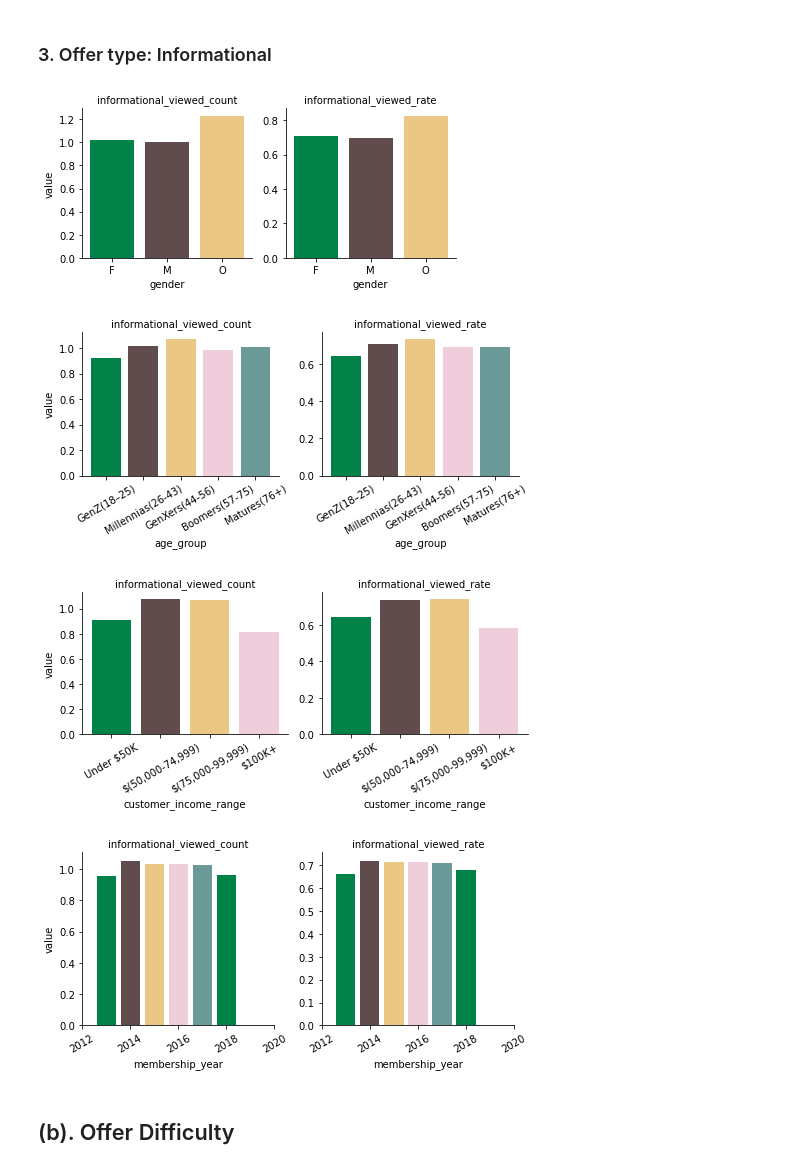
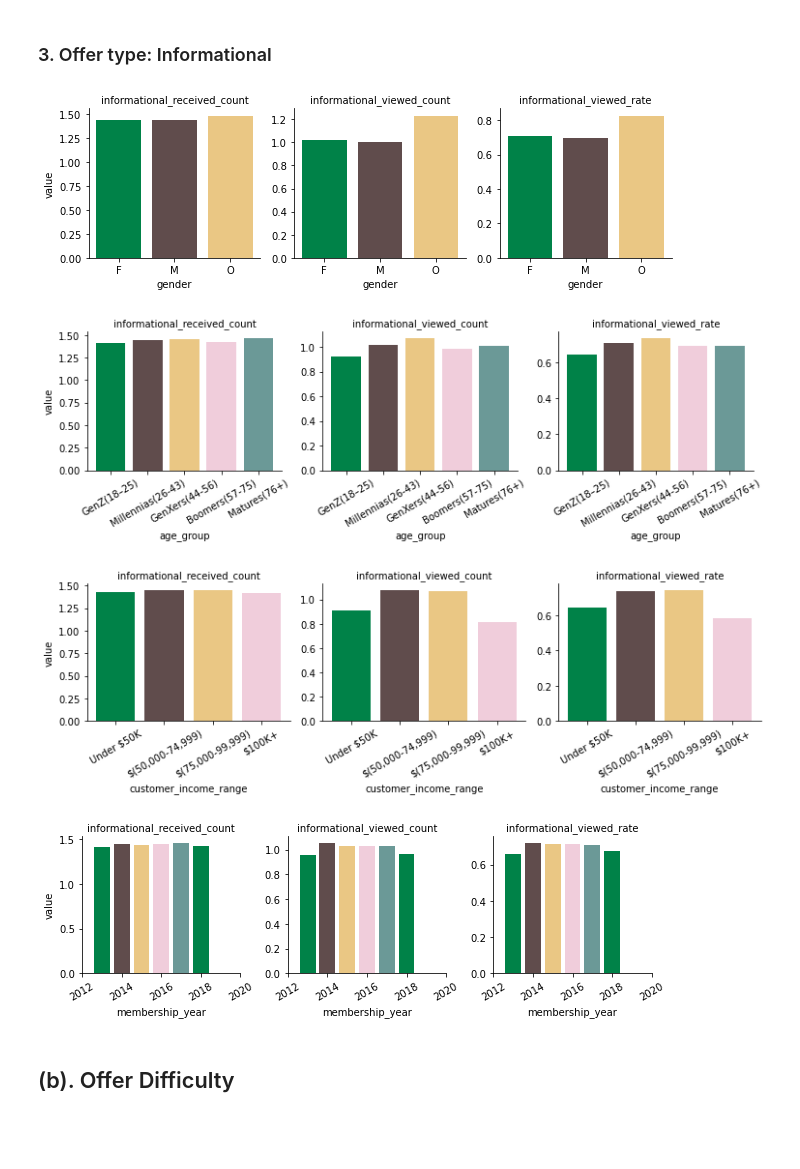
Before and after one commit to Arjunar92/Starbucks_Customer_Segmentation_Project, a Jupyter notebook: Starbucks_Capstone_Data_Exploration.ipynb, the cells around one changed output. Drawn from its saved outputs; the diff is of its cells as text; code cells hidden in the pictures; blank space fills up the shorter version.

```diff
--- a/Starbucks_Capstone_Data_Exploration.ipynb
+++ b/Starbucks_Capstone_Data_Exploration.ipynb
@@ -216,5 +216,5 @@ profile.describe()
 
 plt.figure(figsize=[6,1])
 sns.boxplot(data=profile, x='age')
-sns.set_palette(sns.color_palette(starbucks,1))
+sns.set_palette(sns.color_palette(starbucks_1,1))
 # %% [output]
@@ -501,6 +488,20 @@ profile_df
 * Create 2 data frames one with Transaction data and another with offer data.
 # %%
 def clean_transcript(transcript =transcript):
+    '''
+    INPUT:
+    profile - (pandas dataframe), Transcript data
+    OUTPUT:
+    portfolio - (pandas dataframe), cleaned offers,transactions data
+
+    Description:
+    This function cleans the data and provides a DatFrame with cleaned profile data.
+    - Rename 'person', 'offerid' columns.
+    - Remove customer ids that are not in 'Profile' data.
+    - Convert hours to days and rename the 'time' column to 'time_in_days'
+    - Extract 'offer_id' and -amount' details from the 'value' column and store them in separate columns.
+    - Create 2 data frames one with Transaction data and another with offer data.
+    '''
 
     # Rename Transcript columns
     new_col_transcript = {'person': 'customer_id' , 'offerid' : 'offer_id' }
@@ -532,12 +533,8 @@ def clean_transcript(transcript =transcript):
     event_df = pd.get_dummies(transcript['event'])
 
     #2.Create Dataframe for offers
-
     offers = pd.concat([transcript,event_df], axis =1)
     offers  = offers.rename(columns={'offer completed': 'completed','offer received':'received' , 'offer viewed': 'viewed'})
-    #offers = offers[['offer_id','customer_id', 'time_in_days', 'completed',
-           #'received', 'viewed']]
 
     return offers,transactions
-offers_df,transactions_df  = clean_transcript(transcript)
 # %%
@@ -963,7 +938,7 @@ GenZ(18–25)          1169
 Name: age_group, dtype: int64
 # %%
 #Group the age ranges
-sns.set_palette(sns.color_palette(starbucks,5))
+#sns.set_palette(sns.color_palette(starbucks,5))
 fig = plt.figure(figsize = (9,4))
 sns.countplot(x='age_group',data=profile_df)
 plt.xticks(rotation=30)
@@ -974,24 +960,14 @@ Text(0.5, 1.0, 'Customer Age group')
 # %%
-
-#Gender distribution
-sns.set_palette(sns.color_palette(starbucks,3))
-plt.figure(figsize=[5,5])
-sns.countplot(x= profile_df['gender'], order = profile_df['gender'].value_counts().index)
-
-plt.title('Customers count vs Gender', fontsize=19)
-
-
-
 #Gender Distribution in Percentage
 
 gender = profile_df['gender'].value_counts()
 
-plt.figure(figsize=(4, 4))
+plt.figure(figsize=(7, 7))
 plt.pie(gender, labels=['Male', 'Female' , 'Others'], shadow=True, autopct='%1.1f%%',
             textprops={'color': "w", 'fontsize': 20})
 
 plt.axis('equal')
-plt.title('Customers vs Gender', fontsize=19)
+plt.title('Gender Distribution', fontsize=19)
 plt.legend(loc='best')
 # %% [output]
 <matplotlib.legend.Legend at 0x...>
@@ -1407,18 +1382,18 @@ offer_informational = profile_offer[['customer_id', 'informational_viewed_count'
 # %%
 #Informational: Plot to visualize average Offers viewed , offer view rate
 
-df = plot_data(offer_informational ,profile_offer,  groupby = 'gender',palette =3,col_wrap=2,height=3,label_rotation =0)
+df = plot_data(offer_informational ,profile_offer,  groupby = 'gender', palette=3,col_wrap=3,height=3,label_rotation =0)
 
-df = plot_data(offer_informational,profile_offer,  groupby = 'age_group',palette =6,col_wrap=2,height=3.5,label_rotation =30)
+df = plot_data(offer_informational,profile_offer,  groupby = 'age_group',palette =6,col_wrap=3,height=3.5,label_rotation =30)
 
-df = plot_data(offer_informational,profile_offer,  groupby = 'customer_income_range',palette =5,col_wrap=2,height=3.5,label_rotation =30)
+df = plot_data(offer_informational,profile_offer,  groupby = 'customer_income_range',palette =5,col_wrap=3,height=3.5,label_rotation =30)
 
-df = plot_data(offer_informational,profile_offer,  groupby = 'membership_year',palette =6,col_wrap=2,height=3.5,label_rotation =30)
+df = plot_data(offer_informational,profile_offer,  groupby = 'membership_year',palette =6,col_wrap=3,height=3,label_rotation =30)
 # %% [output]
-[figure, old version]
+[figure, new version]
-[figure, old version]
+[figure, new version]
-[figure, old version]
+[figure, new version]
-[figure, old version]
+[figure, new version]
 # %% [markdown]
 ## (b). Offer Difficulty
 # %%
```
Also changed, not shown: parts of 21 cells of this notebook.
